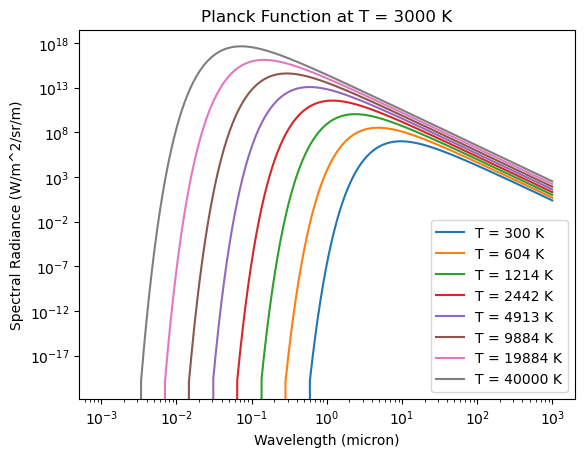
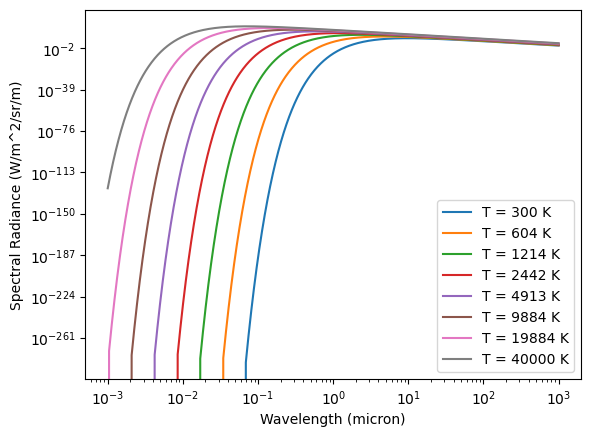
Unified diff of the notebook cell whose output changed from the first chart to the second:
--- before
+++ after
@@ -10,3 +10,2 @@
 plt.xlabel('Wavelength (micron)')
 plt.ylabel('Spectral Radiance (W/m^2/sr/m)')
-plt.title('Planck Function at T = 3000 K')

Commit: fixed bugs